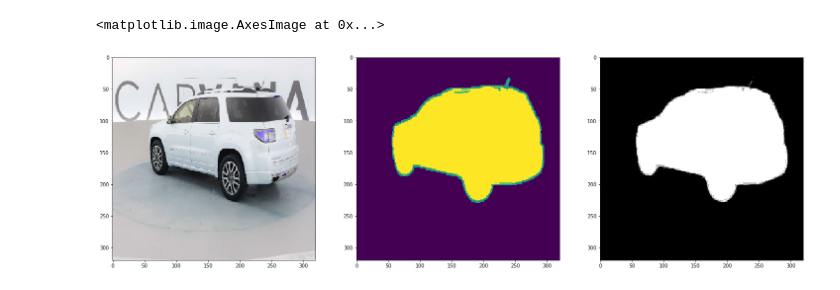
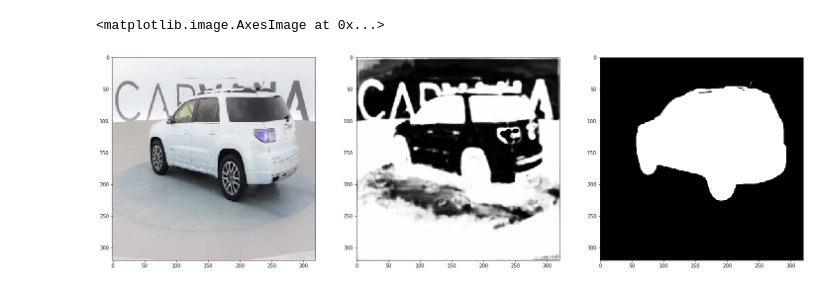
Before and after one commit to aura-reality/deep-image-matting, a Jupyter notebook: project/Inference.ipynb, the cells around one changed output. Cells and saved outputs as stored; diff of their text form; code cells hidden in the pictures.

```diff
--- a/project/Inference.ipynb
+++ b/project/Inference.ipynb
@@ -45,0 +17,12 @@ Start processing image: /Users/erez/Desktop/data/test/carvana/26ccab021981_07.jp
+# %%
+img_rows, img_cols = 320, 320
+channel = 3
+checkpoint = '/Users/erez/Desktop/deep_image_matting_20190429_115043_checkpoints_checkpoint.26-0.1750.hdf5'
+#checkpoint = '../models/final.42-0.0398.hdf5'
+
+#imageName = "0cdf5b5d0ce1_05"
+imageName = "26ccab021981_07"
+
+bg = cv.imread('/Users/erez/Desktop/data/test/background_test/1891.jpg')
+fg = cv.imread('/Users/erez/Desktop/data/test/carvana/' + imageName + '.jpg')
+gt = cv.imread('/Users/erez/Desktop/data/test/carvana/' + imageName + '_mask.jpg' ,0)
@@ -46,12 +34,38 @@ Start processing image: /Users/erez/Desktop/data/test/carvana/26ccab021981_07.jp
+# %%
+x_test = np.empty((1, img_rows, img_cols, channel), dtype=np.float32)
+
+if fg.shape[0] != 320:
+    fg = cv.resize(fg, (img_rows, img_cols))
+    gt = cv.resize(gt, (img_rows, img_cols))
+
+
+x_test[0, :, :, 0:3] = fg / 255.
+#try testing with a composite instead of the original image:
+#x_test[0, :, :, 0:3] = composite(fg, bg, gt, 320, 320) / 255.
+
+if channel > 3:
+    trimap = generate_trimap(cv.imread(mask_path,0))
+    if trimap.shape[0] != 320:
+        trimap = cv.resize(trimap, (img_rows, img_cols))
+    x_test[0, :, :, 3] = trimap / 255.
+# %%
+out = final.predict(x_test)
+out = np.reshape(out, (img_rows, img_cols))
+
+out = out * 255.0
+
+if channel > 3:
+    out = get_final_output(out, trimap)
+out = out.astype(np.uint8)
 # %%
 f, ax = plt.subplots(1,3,figsize=(25,25))
 
-ax[0].imshow(bgr_img)
-ax[1].imshow(trimap)
-ax[2].imshow(out, cmap = 'gray')
+ax[0].imshow(fg )
+ax[1].imshow(out, cmap = 'gray')
+ax[2].imshow(gt, cmap = 'gray')
 # %% [output]
 <matplotlib.image.AxesImage at 0x...>
-[figure, old version]
+[figure, new version]
 # %%
 kernel = cv.getStructuringElement(cv.MORPH_ELLIPSE, (3, 3))
 def generate_trimap(alpha):
```
Also changed, not shown: parts of 5 cells of this notebook, 3 other files.
